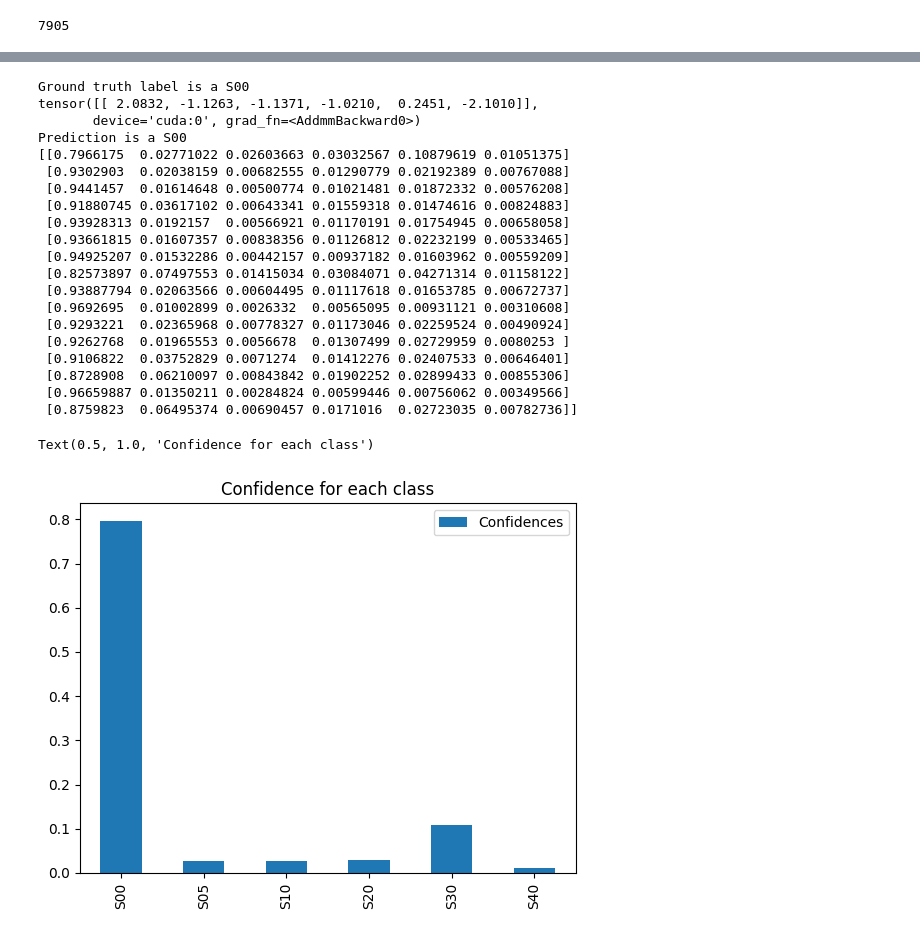
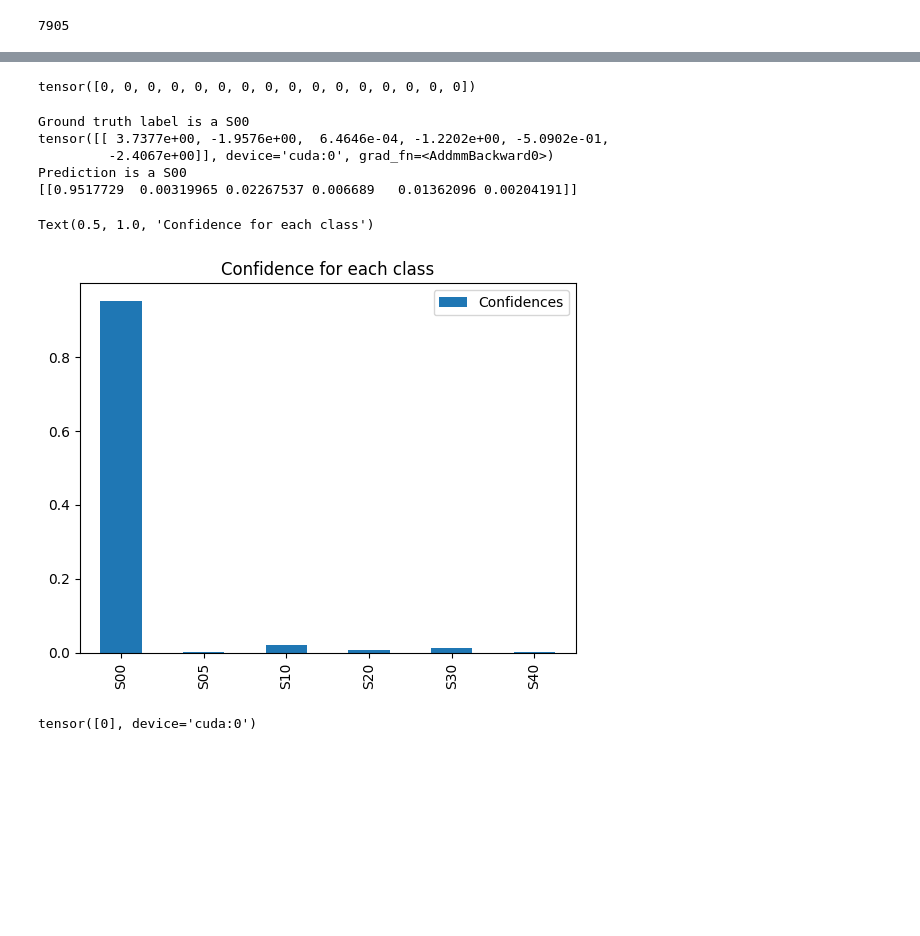
Before and after one commit to TAMIDSpiyalong/CV-for-Livestock, a Jupyter notebook: Lecture_3.ipynb, the cells around one changed output, grey strips where cells are left out. Drawn from its saved outputs; the diff is of its cells as text; code cells hidden in the pictures; blank space fills up the shorter version.

```diff
--- a/Lecture_3.ipynb
+++ b/Lecture_3.ipynb
@@ -383,41 +376,37 @@ styled_df
+# %%
+classes
+# %% [output]
+tensor([0, 0, 0, 0, 0, 0, 0, 0, 0, 0, 0, 0, 0, 0, 0, 0])
 # %%
 inputs, classes = next(iter(test_dataloader))
 
 image = inputs[0].to(device).unsqueeze(0)
 
 outputs = model(image)
+
 print('Ground truth label is a {}'.format(class_names[classes[0]]))
 
 print(outputs)
+
 _, preds = torch.max(outputs, 1)
 print('Prediction is a {}'.format(class_names[preds]))
+
 sm = torch.nn.Softmax()
-confidences = np.array(sm(out.cpu()))
+confidences = np.array(sm(outputs.cpu().detach()))
 print(confidences)
 
 df = pd.DataFrame({'Confidences':confidences[0]},index=class_names)
 df.plot.bar()
 plt.title('Confidence for each class')
 # %% [output]
 Ground truth label is a S00
-tensor([[ 2.0832, -1.1263, -1.1371, -1.0210,  0.2451, -2.1010]],
-       device='cuda:0', grad_fn=<AddmmBackward0>)
+tensor([[ 3.7377e+00, -1.9576e+00,  6.4646e-04, -1.2202e+00, -5.0902e-01,
+         -2.4067e+00]], device='cuda:0', grad_fn=<AddmmBackward0>)
 Prediction is a S00
-[[0.7966175  0.02771022 0.02603663 0.03032567 0.10879619 0.01051375]
- [0.9302903  0.02038159 0.00682555 0.01290779 0.02192389 0.00767088]
- [0.9441457  0.01614648 0.00500774 0.01021481 0.01872332 0.00576208]
- [0.91880745 0.03617102 0.00643341 0.01559318 0.01474616 0.00824883]
- [0.93928313 0.0192157  0.00566921 0.01170191 0.01754945 0.00658058]
- [0.93661815 0.01607357 0.00838356 0.01126812 0.02232199 0.00533465]
- [0.94925207 0.01532286 0.00442157 0.00937182 0.01603962 0.00559209]
- [0.82573897 0.07497553 0.01415034 0.03084071 0.04271314 0.01158122]
- [0.93887794 0.02063566 0.00604495 0.01117618 0.01653785 0.00672737]
- [0.9692695  0.01002899 0.0026332  0.00565095 0.00931121 0.00310608]
- [0.9293221  0.02365968 0.00778327 0.01173046 0.02259524 0.00490924]
- [0.9262768  0.01965553 0.0056678  0.01307499 0.02729959 0.0080253 ]
- [0.9106822  0.03752829 0.0071274  0.01412276 0.02407533 0.00646401]
- [0.8728908  0.06210097 0.00843842 0.01902252 0.02899433 0.00855306]
- [0.96659887 0.01350211 0.00284824 0.00599446 0.00756062 0.00349566]
- [0.8759823  0.06495374 0.00690457 0.0171016  0.02723035 0.00782736]]
+[[0.9517729  0.00319965 0.02267537 0.006689   0.01362096 0.00204191]]
 Text(0.5, 1.0, 'Confidence for each class')
-[figure, old version]
+[figure, new version]
+# %%
+preds
+# %% [output]
+tensor([0], device='cuda:0')
```
Also changed, not shown: parts of 10 cells of this notebook.
